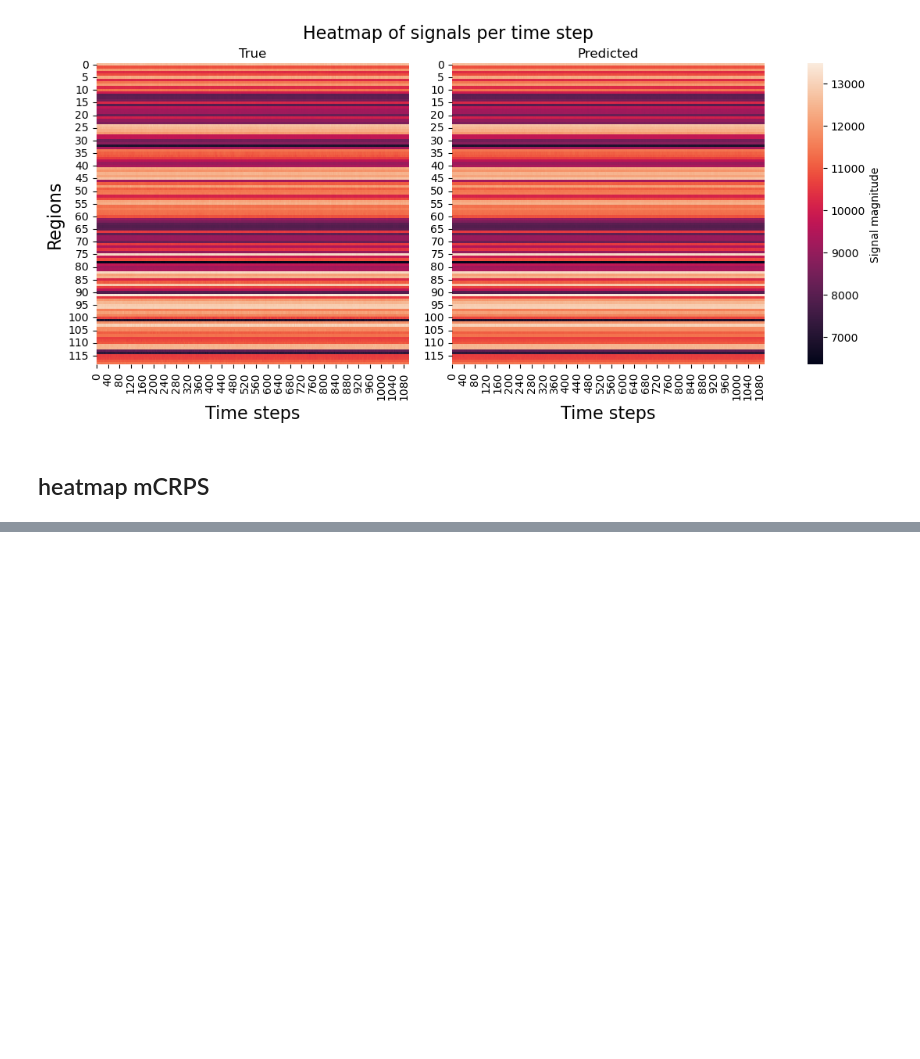
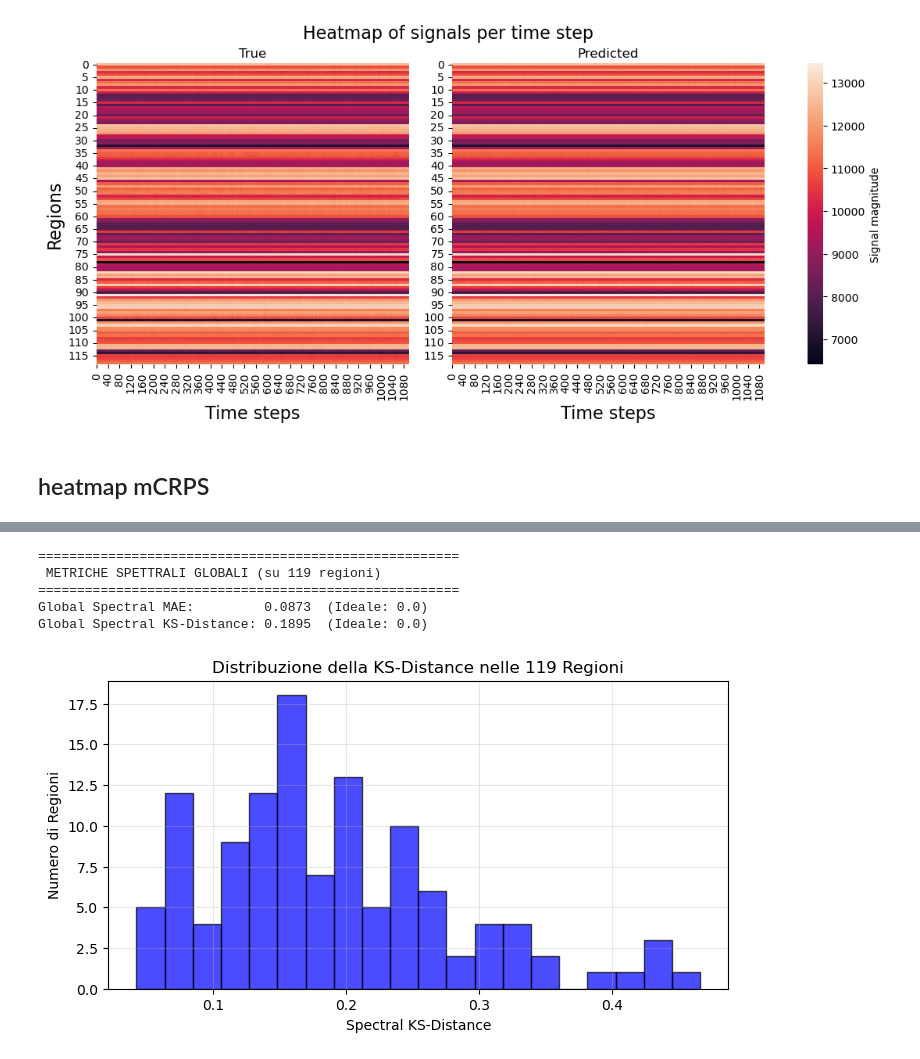
Before and after one commit to filippobezzi/Bayesian-Inference-in-High-Dimensional-Reservoir-Dynamics-for-Neural-Time-Series, a Jupyter notebook: real_data_test.ipynb, the cells around one changed output, grey strips where cells are left out. Drawn from its saved outputs; the diff is of its cells as text; code cells hidden in the pictures; blank space fills up the shorter version.

```diff
--- a/real_data_test.ipynb
+++ b/real_data_test.ipynb
@@ -412,0 +503,67 @@ Text(170.72222222222223, 0.5, 'Regions')
+# %%
+import numpy as np
+import matplotlib.pyplot as plt
+from scipy.signal import welch
+
+# ==========================================
+# 1. PREPARAZIONE DATI (Tutte le 119 regioni)
+# ==========================================
+# Assicurati che questi abbiano forma [steps, 119]
+y_true_all = y_true_abs_scaled.cpu().numpy()
+y_pred_all = y_rec_rescaled.cpu().numpy()
+
+n_regions = y_true_all.shape[1]
+tr = 1.0  # Ripetizione (TR) del fMRI, lascia 1.0 se non lo sai
+fs = 1.0 / tr
+nperseg = min(256, y_true_all.shape[0])
+
+# Liste per salvare gli errori di ciascuna regione
+spectral_mae_list = []
+spectral_ks_list = []
+
+# ==========================================
+# 2. CALCOLO REGIONE PER REGIONE
+# ==========================================
+for i in range(n_regions):
+    y_t = y_true_all[:, i]
+    y_p = y_pred_all[:, i]
+
+    # Welch PSD
+    f_true, Pxx_true = welch(y_t, fs=fs, nperseg=nperseg)
+    f_pred, Pxx_pred = welch(y_p, fs=fs, nperseg=nperseg)
+
+    # Normalizzazione ed energia cumulativa
+    cum_true = np.cumsum(Pxx_true / np.sum(Pxx_true))
+    cum_pred = np.cumsum(Pxx_pred / np.sum(Pxx_pred))
+
+    # Calcolo metriche per questa singola regione
+    spectral_mae_list.append(np.mean(np.abs(cum_true - cum_pred)))
+    spectral_ks_list.append(np.max(np.abs(cum_true - cum_pred)))
+
+# ==========================================
+# 3. AGGREGAZIONE GLOBALE
+# ==========================================
+global_mae = np.mean(spectral_mae_list)
+global_ks = np.mean(spectral_ks_list)
+
+print("======================================================")
+print(f" METRICHE SPETTRALI GLOBALI (su {n_regions} regioni)")
+print("======================================================")
+print(f"Global Spectral MAE:         {global_mae:.4f}  (Ideale: 0.0)")
+print(f"Global Spectral KS-Distance: {global_ks:.4f}  (Ideale: 0.0)")
+
+# Plot della distribuzione degli errori (Opzionale)
+plt.figure(figsize=(8, 4))
+plt.hist(spectral_ks_list, bins=20, color='blue', alpha=0.7, edgecolor='black')
+plt.title('Distribuzione della KS-Distance nelle 119 Regioni')
+plt.xlabel('Spectral KS-Distance')
+plt.ylabel('Numero di Regioni')
+plt.grid(alpha=0.3)
+plt.show()
+# %% [output]
+======================================================
+ METRICHE SPETTRALI GLOBALI (su 119 regioni)
+======================================================
+Global Spectral MAE:         0.0873  (Ideale: 0.0)
+Global Spectral KS-Distance: 0.1895  (Ideale: 0.0)
+[figure, added]
```
Also changed, not shown: parts of 16 cells of this notebook, 1 other file.
